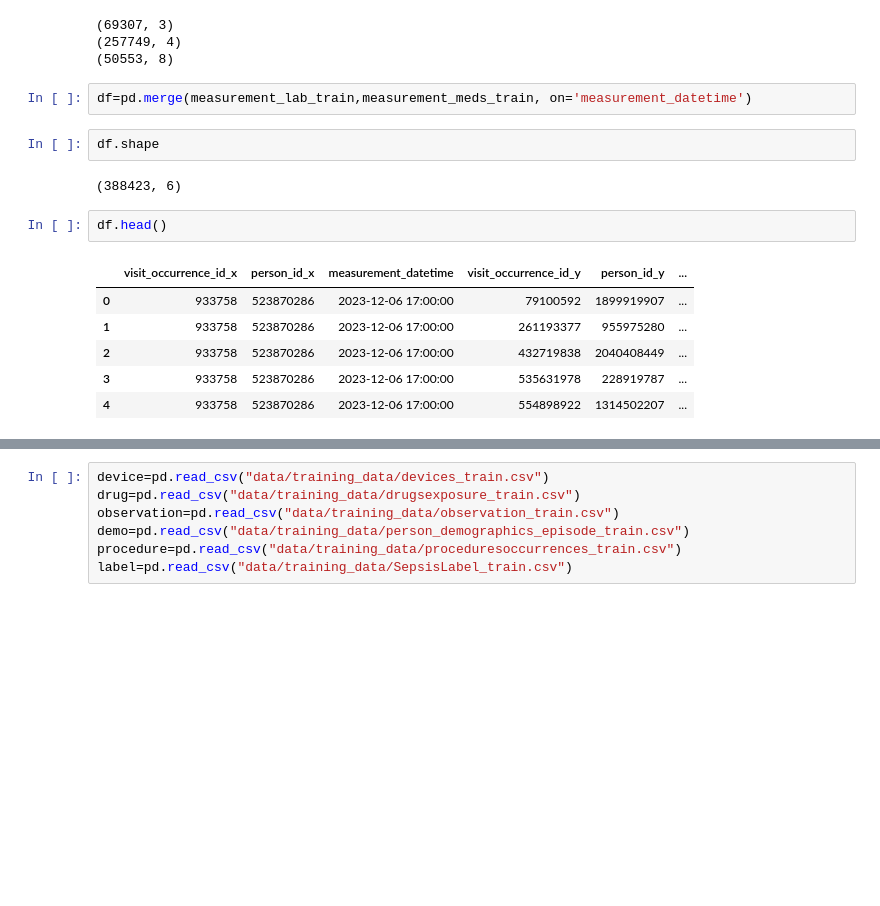
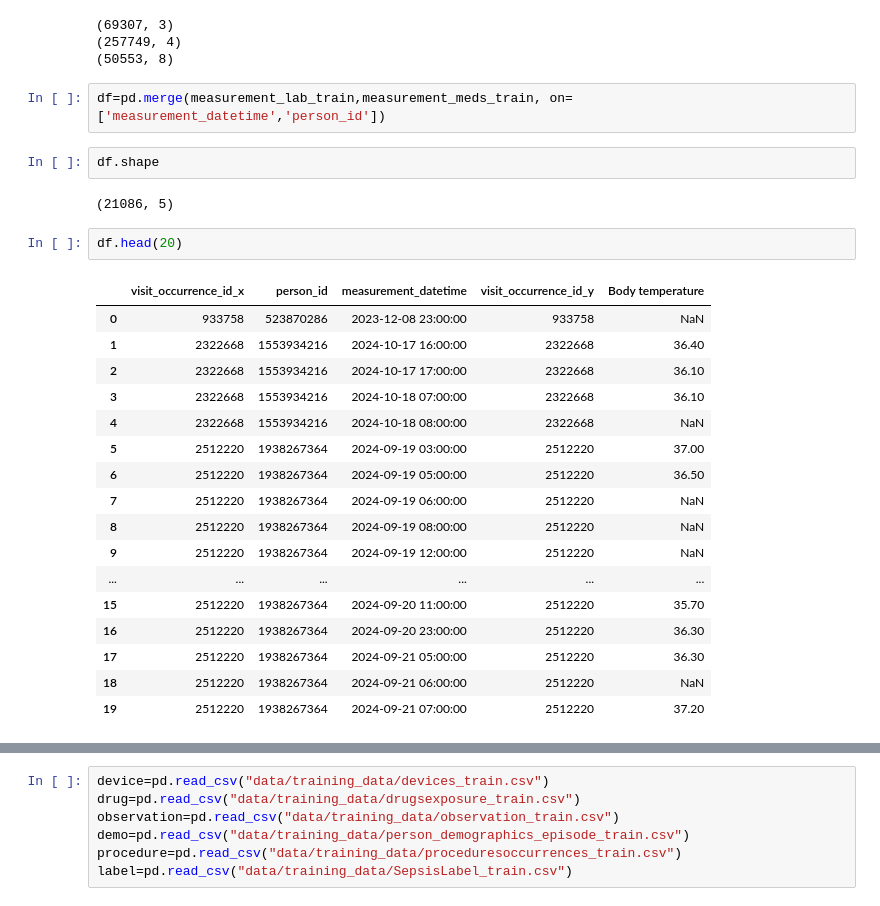
Before and after one commit to shradiphylleia/phems, a Jupyter notebook: pehms.ipynb, the cells around one changed output, grey strips where cells are left out. Saved outputs shown, nothing was run; the diff lists cells and outputs as text; blank space fills up the shorter version.

```diff
--- a/pehms.ipynb
+++ b/pehms.ipynb
@@ -143,20 +143,31 @@ print(measurement_observation_train.shape)
 (257749, 4)
 (50553, 8)
 # %%
-df=pd.merge(measurement_lab_train,measurement_meds_train, on='measurement_datetime')
+df=pd.merge(measurement_lab_train,measurement_meds_train, on=['measurement_datetime','person_id'])
 # %%
 df.shape
 # %% [output]
-(388423, 6)
+(21086, 5)
 # %%
-df.head()
+df.head(20)
 # %% [output]
-|  | visit_occurrence_id_x | person_id_x | measurement_datetime | visit_occurrence_id_y | person_id_y | ... |
-| 0 | 933758 | 523870286 | 2023-12-06 17:00:00 | 79100592 | 1899919907 | ... |
-| 1 | 933758 | 523870286 | 2023-12-06 17:00:00 | 261193377 | 955975280 | ... |
-| 2 | 933758 | 523870286 | 2023-12-06 17:00:00 | 432719838 | 2040408449 | ... |
-| 3 | 933758 | 523870286 | 2023-12-06 17:00:00 | 535631978 | 228919787 | ... |
-| 4 | 933758 | 523870286 | 2023-12-06 17:00:00 | 554898922 | 1314502207 | ... |
+|  | visit_occurrence_id_x | person_id | measurement_datetime | visit_occurrence_id_y | Body temperature |
+| 0 | 933758 | 523870286 | 2023-12-08 23:00:00 | 933758 | NaN |
+| 1 | 2322668 | 1553934216 | 2024-10-17 16:00:00 | 2322668 | 36.40 |
+| 2 | 2322668 | 1553934216 | 2024-10-17 17:00:00 | 2322668 | 36.10 |
+| 3 | 2322668 | 1553934216 | 2024-10-18 07:00:00 | 2322668 | 36.10 |
+| 4 | 2322668 | 1553934216 | 2024-10-18 08:00:00 | 2322668 | NaN |
+| 5 | 2512220 | 1938267364 | 2024-09-19 03:00:00 | 2512220 | 37.00 |
+| 6 | 2512220 | 1938267364 | 2024-09-19 05:00:00 | 2512220 | 36.50 |
+| 7 | 2512220 | 1938267364 | 2024-09-19 06:00:00 | 2512220 | NaN |
+| 8 | 2512220 | 1938267364 | 2024-09-19 08:00:00 | 2512220 | NaN |
+| 9 | 2512220 | 1938267364 | 2024-09-19 12:00:00 | 2512220 | NaN |
+| ... | ... | ... | ... | ... | ... |
+| 15 | 2512220 | 1938267364 | 2024-09-20 11:00:00 | 2512220 | 35.70 |
+| 16 | 2512220 | 1938267364 | 2024-09-20 23:00:00 | 2512220 | 36.30 |
+| 17 | 2512220 | 1938267364 | 2024-09-21 05:00:00 | 2512220 | 36.30 |
+| 18 | 2512220 | 1938267364 | 2024-09-21 06:00:00 | 2512220 | NaN |
+| 19 | 2512220 | 1938267364 | 2024-09-21 07:00:00 | 2512220 | 37.20 |
 # %%
 df.isnull().sum()
 # %% [output]
```
Also changed, not shown: parts of 48 cells of this notebook.
